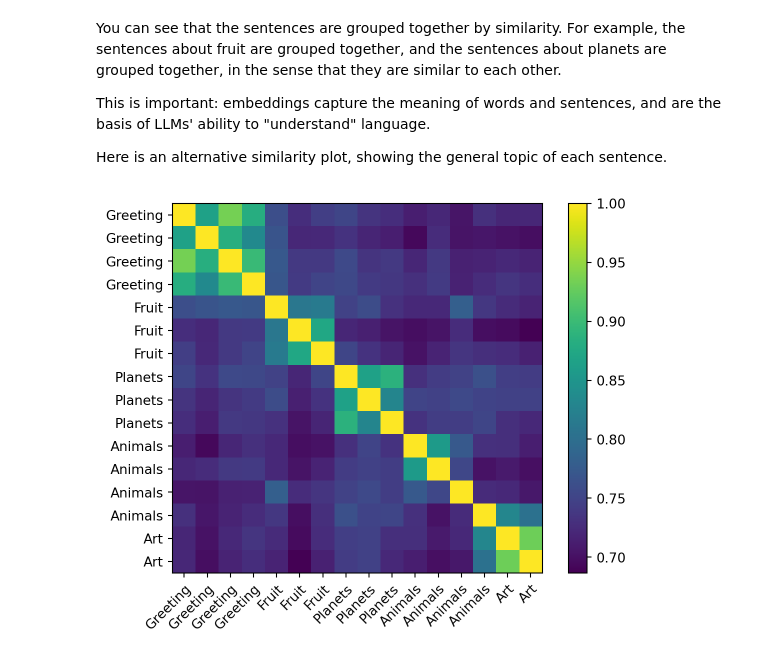
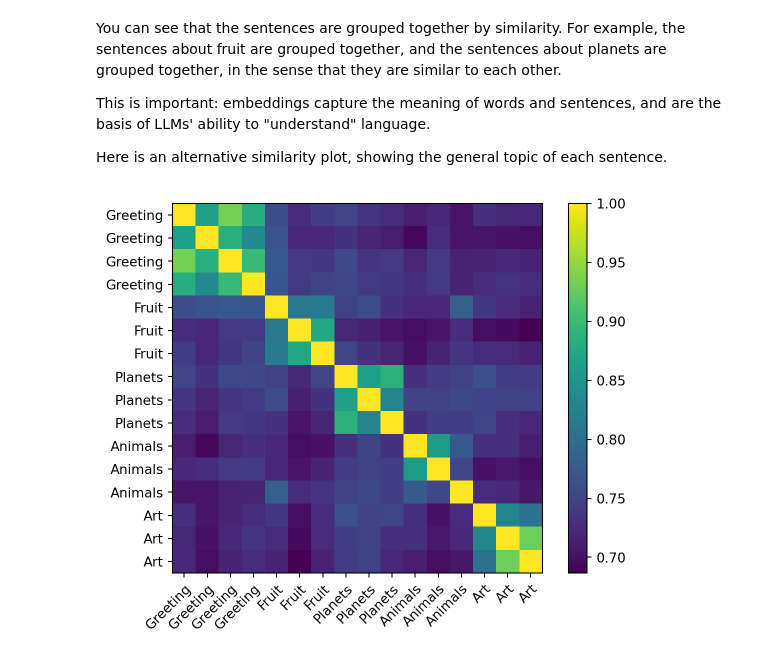
Before and after one commit to virtuelleakademie/promptly-literate, a Jupyter notebook: pages/text-representation.ipynb, the cells around one changed output. Saved outputs shown, nothing was run; the diff lists cells and outputs as text; code cells hidden in the pictures.

```diff
--- a/pages/text-representation.ipynb
+++ b/pages/text-representation.ipynb
@@ -141,32 +141,32 @@ This is important: embeddings capture the meaning of words and sentences, and ar
 Here is an alternative similarity plot,  showing the general topic of each sentence.
 # %%
 topics = {"Greeting": 4, "Fruit": 3,
-          "Planets": 3, "Animals": 4,
-          "Art": 2}
+          "Planets": 3, "Animals": 3,
+          "Art": 3}
 topics_repeated = [key for key, value in topics.items() for i in range(value)]
 
 
 # Create the similarity matrix
 embeddings = np.array([embedding.embed_query(sentence) for sentence in sentences])
 dot_product_matrix = np.dot(embeddings, embeddings.T)
 
 # Create the heatmap
 fig, ax = plt.subplots()
 im = ax.imshow(dot_product_matrix)
 
 # Set the x and y axis labels
 ax.set_xticks(np.arange(len(sentences)))
 ax.set_yticks(np.arange(len(sentences)))
 ax.set_xticklabels(topics_repeated)
 ax.set_yticklabels(topics_repeated)
 
 # Rotate the x axis labels
 plt.setp(ax.get_xticklabels(), rotation=45, ha="right", rotation_mode="anchor")
 
 # Add a colorbar
 cbar = ax.figure.colorbar(im, ax=ax)
 
 # Show the plot
 plt.show()
 # %% [output]
-[figure, old version]
+[figure, new version]
```
Also changed, not shown: 11 other files.
